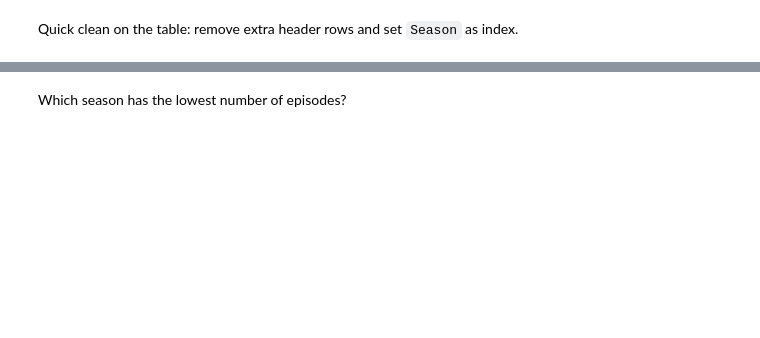
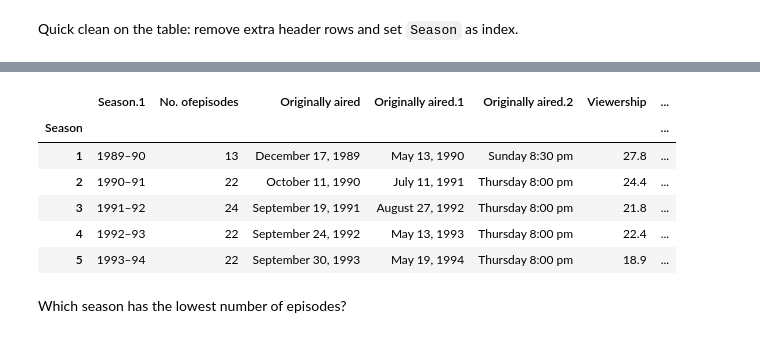
Before and after one commit to Luderio/RDP-Reading-Data-with-Python-and-Pandas, a Jupyter notebook: unit-1-reading-data-with-python-and-pandas/lesson-17-reading-html-tables/files/Lecture.ipynb, the cells around one changed output, grey strips where cells are left out. Drawn from its saved outputs; the diff is of its cells as text; code cells hidden in the pictures; blank space fills up the shorter version.

```diff
--- a/unit-1-reading-data-with-python-and-pandas/lesson-17-reading-html-tables/files/Lecture.ipynb
+++ b/unit-1-reading-data-with-python-and-pandas/lesson-17-reading-html-tables/files/Lecture.ipynb
@@ -242,5 +251,15 @@ simpsons.drop([0, 1], inplace=True)
 # %%
 simpsons.set_index('Season', inplace=True)
+# %%
+simpsons.head()
+# %% [output]
+|  | Season.1 | No. ofepisodes | Originally aired | Originally aired.1 | Originally aired.2 | Viewership | ... |
+| Season |  |  |  |  |  |  | ... |
+| 1 | 1989–90 | 13 | December 17, 1989 | May 13, 1990 | Sunday 8:30 pm | 27.8 | ... |
+| 2 | 1990–91 | 22 | October 11, 1990 | July 11, 1991 | Thursday 8:00 pm | 24.4 | ... |
+| 3 | 1991–92 | 24 | September 19, 1991 | August 27, 1992 | Thursday 8:00 pm | 21.8 | ... |
+| 4 | 1992–93 | 22 | September 24, 1992 | May 13, 1993 | Thursday 8:00 pm | 22.4 | ... |
+| 5 | 1993–94 | 22 | September 30, 1993 | May 19, 1994 | Thursday 8:00 pm | 18.9 | ... |
 # %% [markdown]
 Which season has the lowest number of episodes?
 # %%
```
Also changed, not shown: parts of 9 cells of this notebook, 4 other files.
